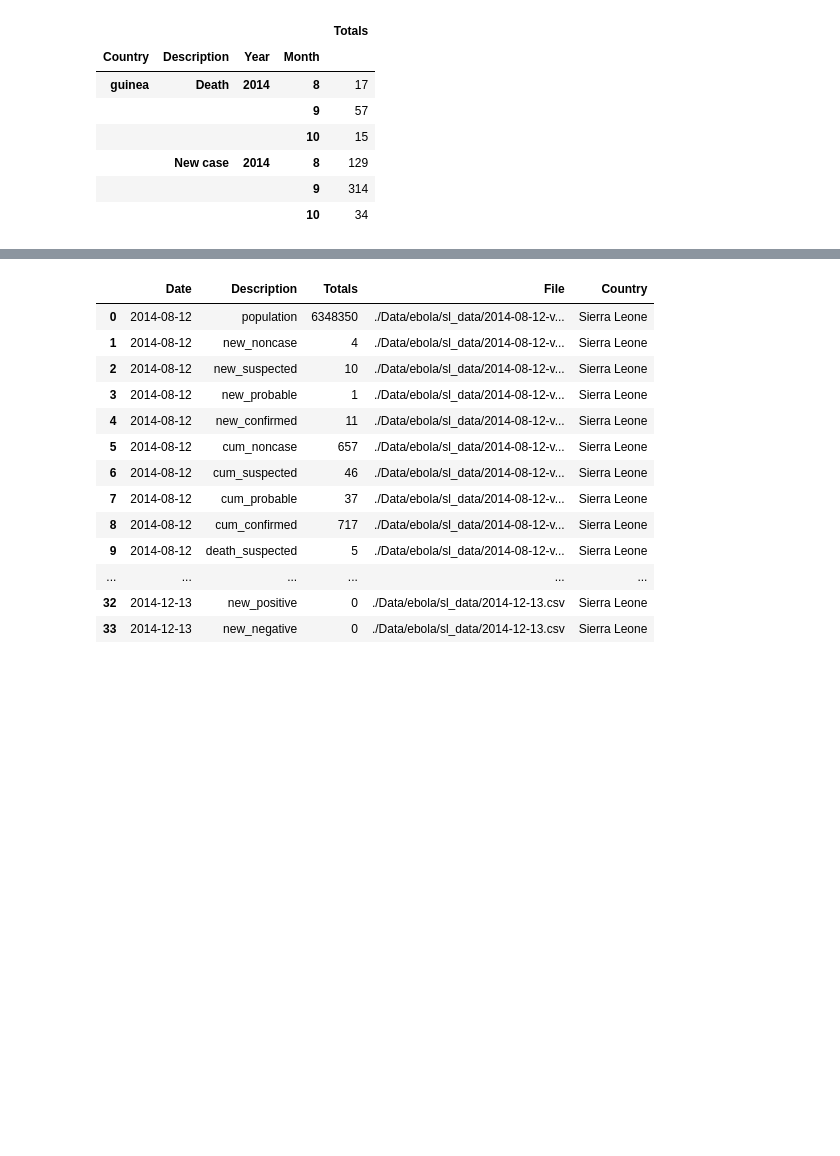
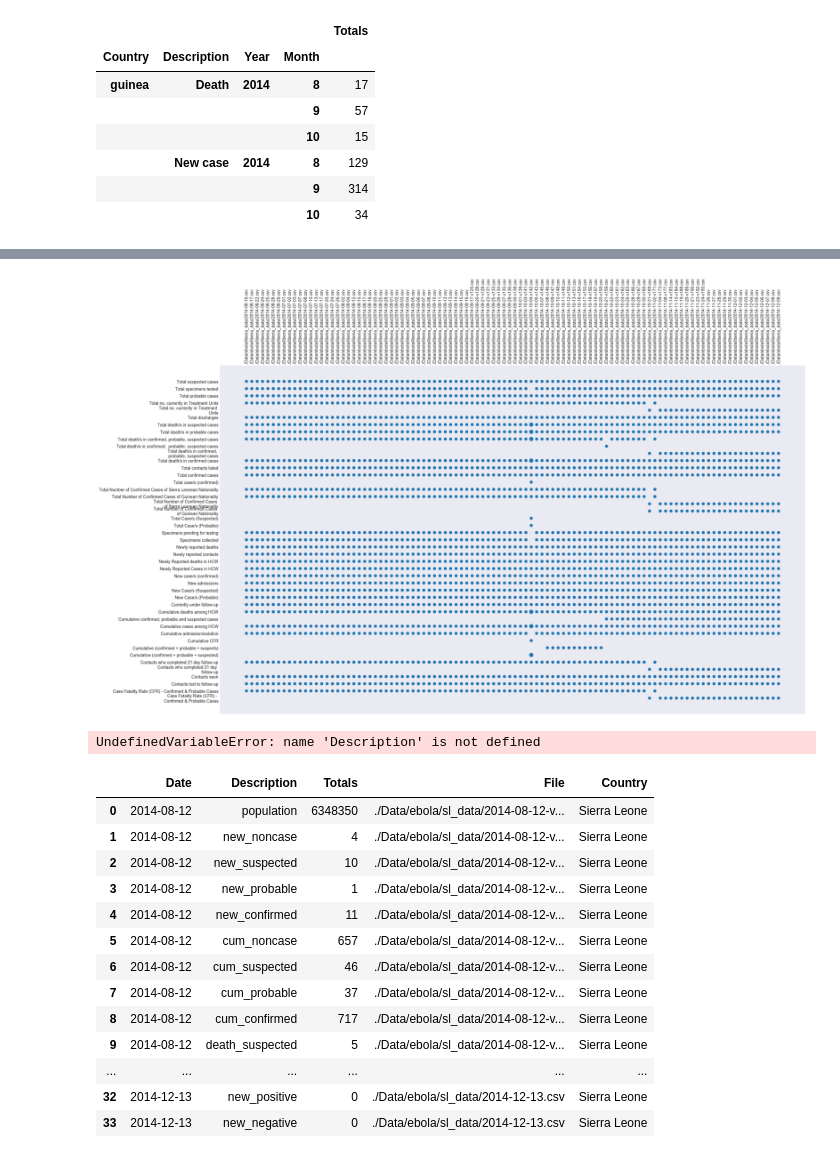
Before and after one commit to brunebastide/ADA, a Jupyter notebook: 01 - Pandas and Data Wrangling/jb-Homework 1.ipynb, the cells around one changed output, grey strips where cells are left out. Cells and saved outputs as stored; diff of their text form; code cells hidden in the pictures; blank space fills up the shorter version.

Commit message:
Clean Liberia analysis

```diff
--- a/01 - Pandas and Data Wrangling/jb-Homework 1.ipynb
+++ b/01 - Pandas and Data Wrangling/jb-Homework 1.ipynb
@@ -33,7 +33,9 @@ def row_description_file_analysis(df, data_field='Description', file_field='File
     df = df.copy()
     df = df[[data_field, file_field]]
     df['Count'] = 1
-    pivot = df.pivot(index='Description', columns='File', values='Count')
+    df = df.groupby([data_field, file_field]).sum()
+    df = df.reset_index()
+    pivot = df.pivot(index=data_field, columns=file_field, values='Count')
     pivot.fillna(value=0.0, inplace=True)
     return pivot
 
@@ -45,7 +47,7 @@ def scatter_plot_pivot(pivot, radius=40):
     range_row = np.arange(0, n_row)
     range_col = np.arange(0, n_col)
     xs, ys = np.meshgrid(range_col, range_row, sparse=False, indexing='ij')
-    fig, ax = plt.subplots(figsize=(int(n_col/4),int(n_row / 5)))
+    fig, ax = plt.subplots(figsize=(int(n_col/4),int(n_row / 3)))
     ax.scatter(xs.ravel(), ys.ravel(), s=np.transpose(pivot.values).ravel() * radius)
     ax.set_xticklabels(pivot.columns)
     ax.xaxis.tick_top()
@@ -229,0 +137,5 @@ Name: Description, dtype: int64
+# %%
+liberia = import_df('liberia')
+liberia = liberia[['Date', 'Variable', 'Country', 'National', 'File']]
+liberia.columns = ['Date', 'Description', 'Country', 'Totals', 'File']
+liberia
@@ -230,3 +161,26 @@ Name: Description, dtype: int64
+# %%
+# Analysis of the rows in each CSV file
+piv = row_description_file_analysis(liberia)
+scatter_plot_pivot(piv)
+# %% [output]
+[figure, added]
+# %%
+
+
+liberia_death_desc = ['Newly reported deaths']
+liberia_death_df = liberia.query('Description in @liberia_death_desc').copy()
+liberia_death_df.Description = 'Death'
+
+liberia_new_desc = ['New case/s (confirmed)', 'New Case/s (Probable)', 'New Case/s (Suspected)']
+liberia_new_df = liberia.query('Description in @liberia_new_desc').copy()
+liberia_new_df.Description = 'New case'
+
+liberia_filtered = pd.concat([liberia_death_df, liberia_new_df])
+liberia_filtered.Totals = pd.to_numeric(liberia_filtered.Totals)
+split_year_month(liberia_filtered)
+liberia_filtered.groupby(['Country', '', 'Year', 'Month']).sum()
+# %% [output]
+UndefinedVariableError: name 'Description' is not defined
 # %%
 files = files_for_country('sl')
 dfs = []
```
Also changed, not shown: parts of 6 cells of this notebook.
